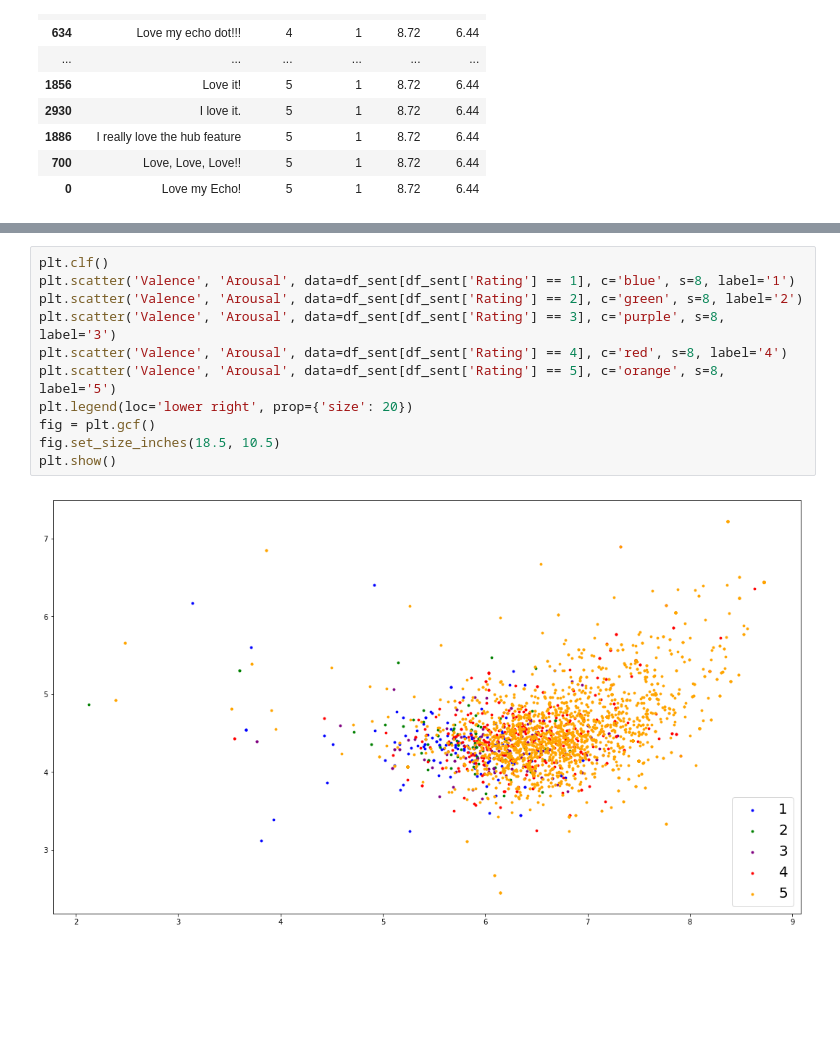
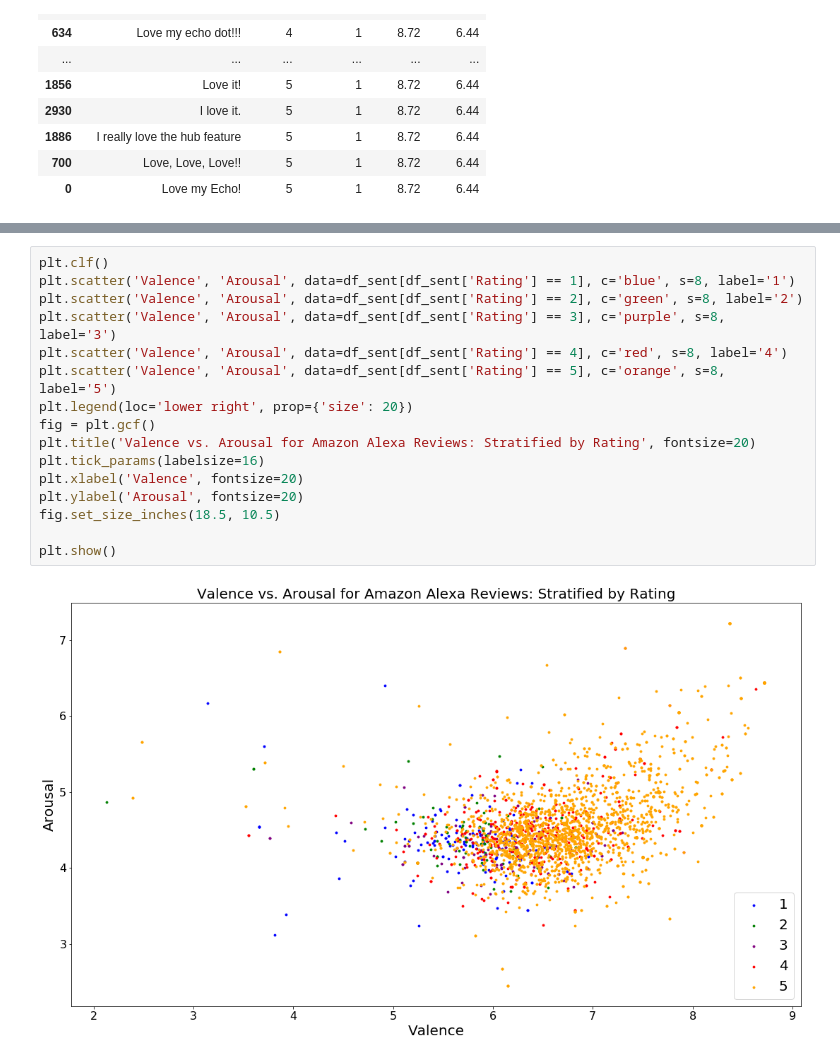
Before and after one commit to christian-taylor/Amazon_Alexa_Personal_Project, a Jupyter notebook: amazon_alexa_notebook.ipynb, the cells around one changed output, grey strips where cells are left out. Saved outputs shown, nothing was run; the diff lists cells and outputs as text; blank space fills up the shorter version.

```diff
--- a/amazon_alexa_notebook.ipynb
+++ b/amazon_alexa_notebook.ipynb
@@ -344,13 +344,18 @@ Name: Valence, dtype: float64
 # %%
 plt.clf()
 plt.scatter('Valence', 'Arousal', data=df_sent[df_sent['Rating'] == 1], c='blue', s=8, label='1')
 plt.scatter('Valence', 'Arousal', data=df_sent[df_sent['Rating'] == 2], c='green', s=8, label='2')
 plt.scatter('Valence', 'Arousal', data=df_sent[df_sent['Rating'] == 3], c='purple', s=8, label='3')
 plt.scatter('Valence', 'Arousal', data=df_sent[df_sent['Rating'] == 4], c='red', s=8, label='4')
 plt.scatter('Valence', 'Arousal', data=df_sent[df_sent['Rating'] == 5], c='orange', s=8, label='5')
 plt.legend(loc='lower right', prop={'size': 20})
 fig = plt.gcf()
+plt.title('Valence vs. Arousal for Amazon Alexa Reviews: Stratified by Rating', fontsize=20)
+plt.tick_params(labelsize=16)
+plt.xlabel('Valence', fontsize=20)
+plt.ylabel('Arousal', fontsize=20)
 fig.set_size_inches(18.5, 10.5)
+
 plt.show()
 # %% [output]
-[figure, old version]
+[figure, new version]
```
